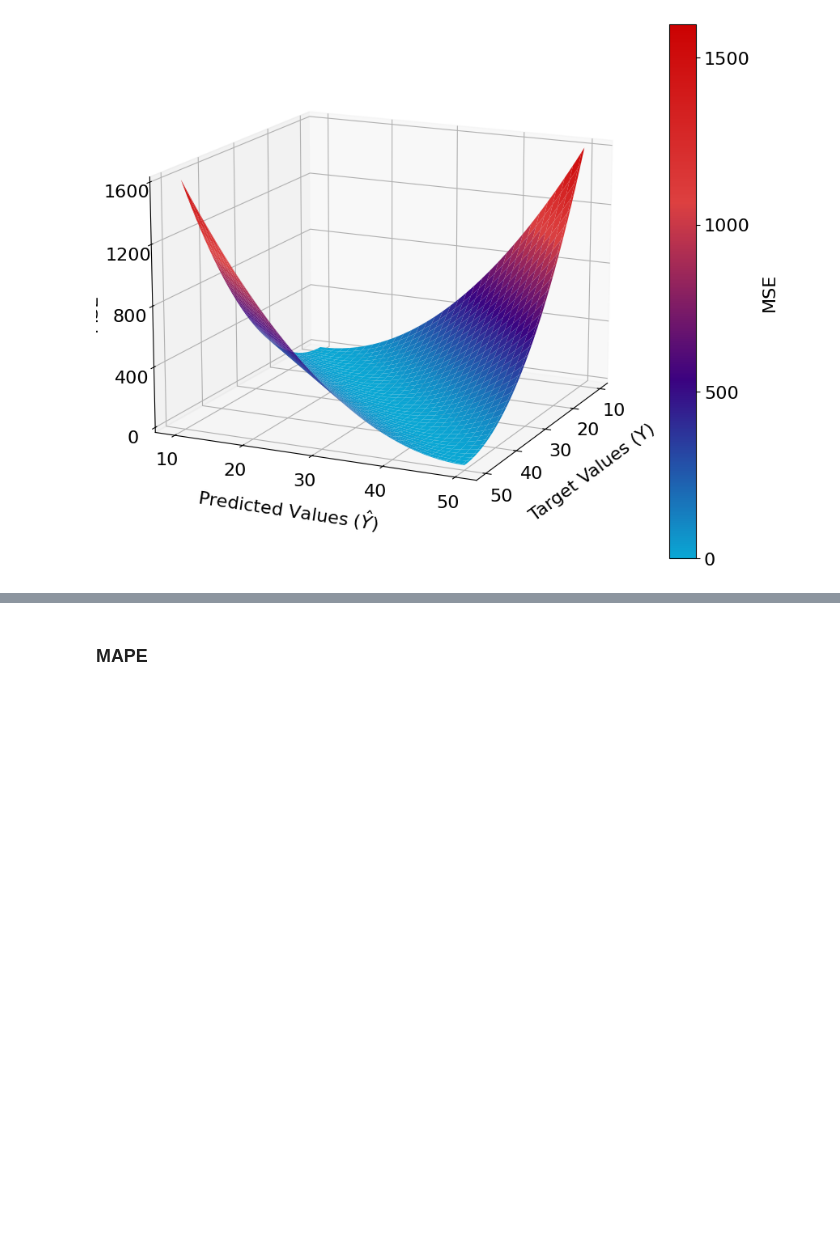
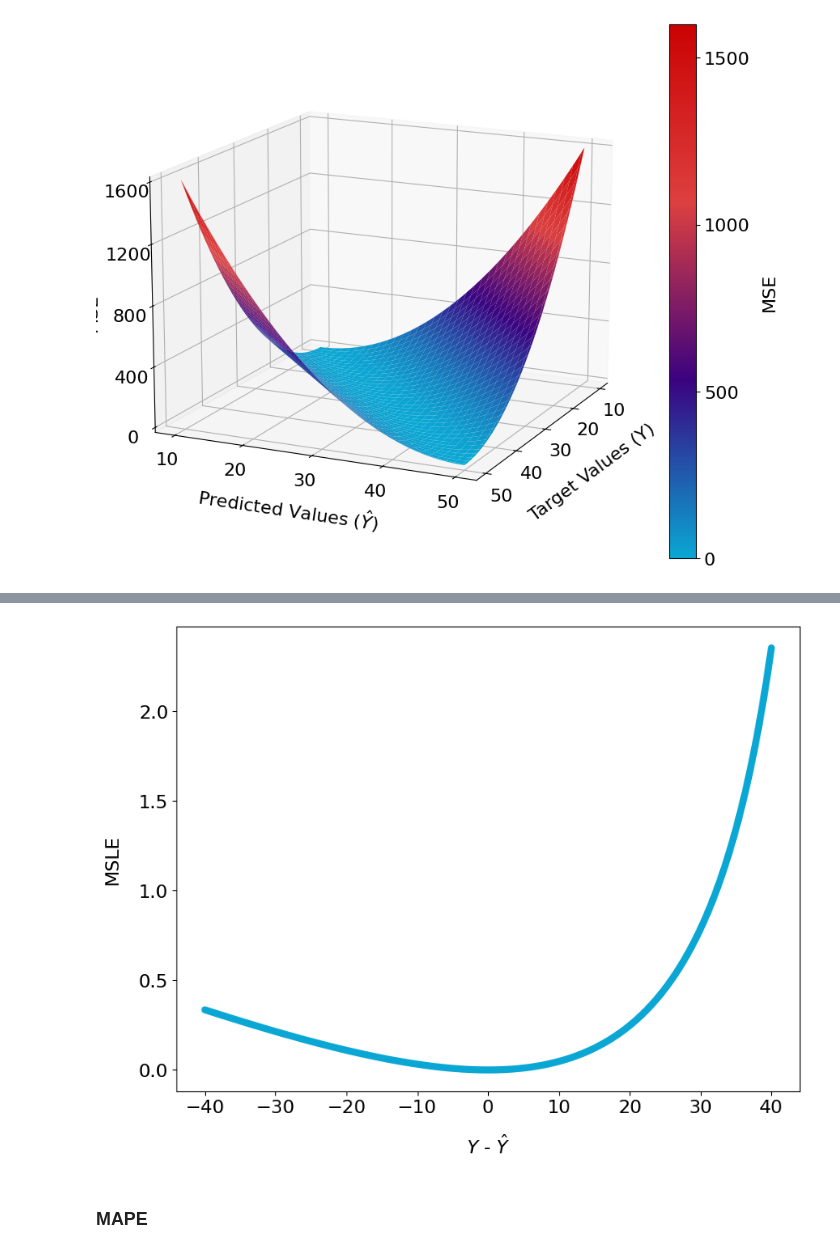
Before and after one commit to NannyML/The-Little-Book-of-ML-Metrics, a Jupyter notebook: notebooks/regression_plots.ipynb, the cells around one changed output, grey strips where cells are left out. Cells and saved outputs as stored; diff of their text form; code cells hidden in the pictures; blank space fills up the shorter version.

```diff
--- a/notebooks/regression_plots.ipynb
+++ b/notebooks/regression_plots.ipynb
@@ -138,3 +185,21 @@ plt.show()
+# %%
+diff = np.linspace(-40, 40, 1000)
+
+Y = 50
+Y_hat = Y - diff
+msle = (np.log(1 + Y) - np.log(1 + Y_hat)) ** 2
+
+# Create plot
+fig, ax = plt.subplots(figsize=(6.4*1.5, 4.8*1.5))
+ax.plot(diff, msle, c=start_color, linewidth=6, solid_capstyle='round')
+
+ax.set_ylabel('MSLE', fontsize=16)
+ax.set_xlabel('$Y$ - $\hat{Y}$', fontsize=16)
+
+plt.savefig('../book/figures/MSLE_cross_section.png', dpi=300, bbox_inches='tight', pad_inches=0)
+plt.show()
+# %% [output]
+[figure, added]
 # %% [markdown]
 ### MAPE
 # %%
```
Also changed, not shown: parts of 5 cells of this notebook, 3 other files.
